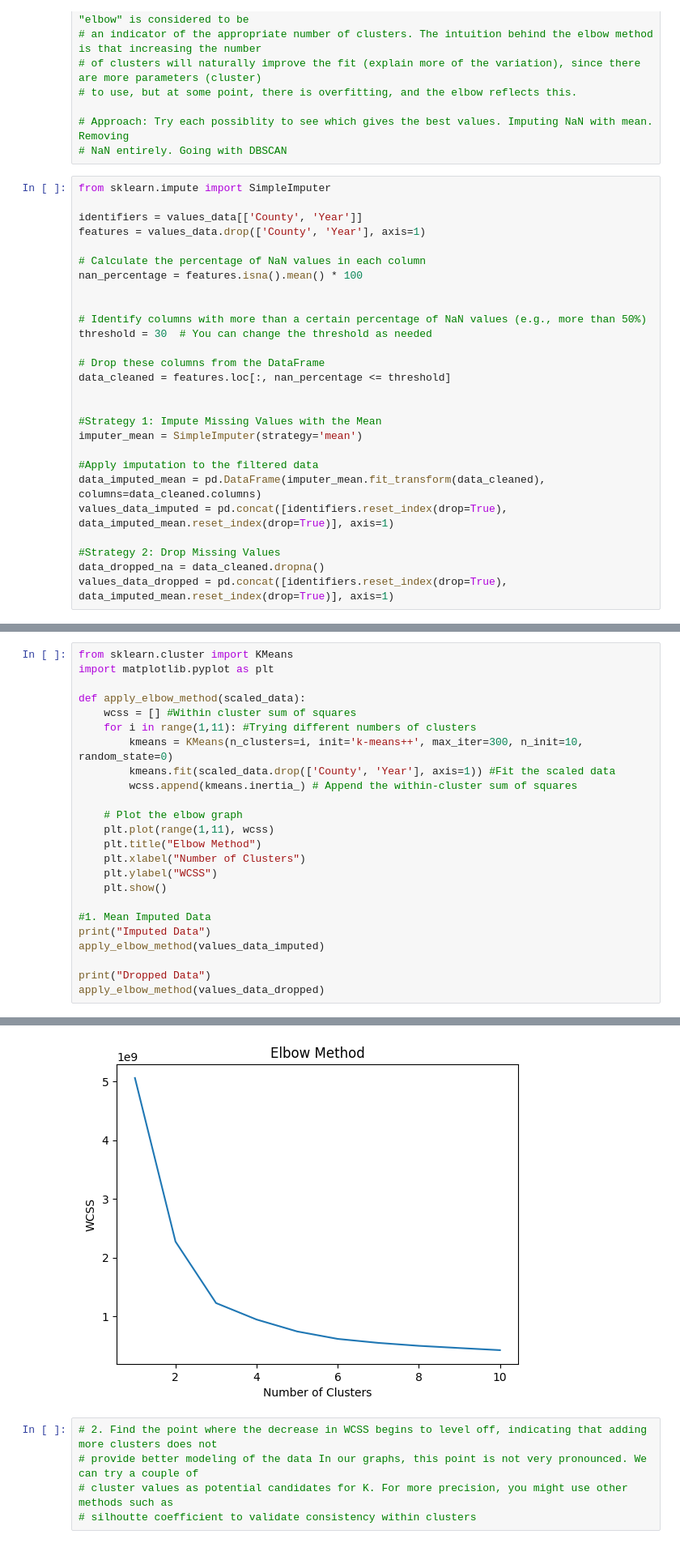
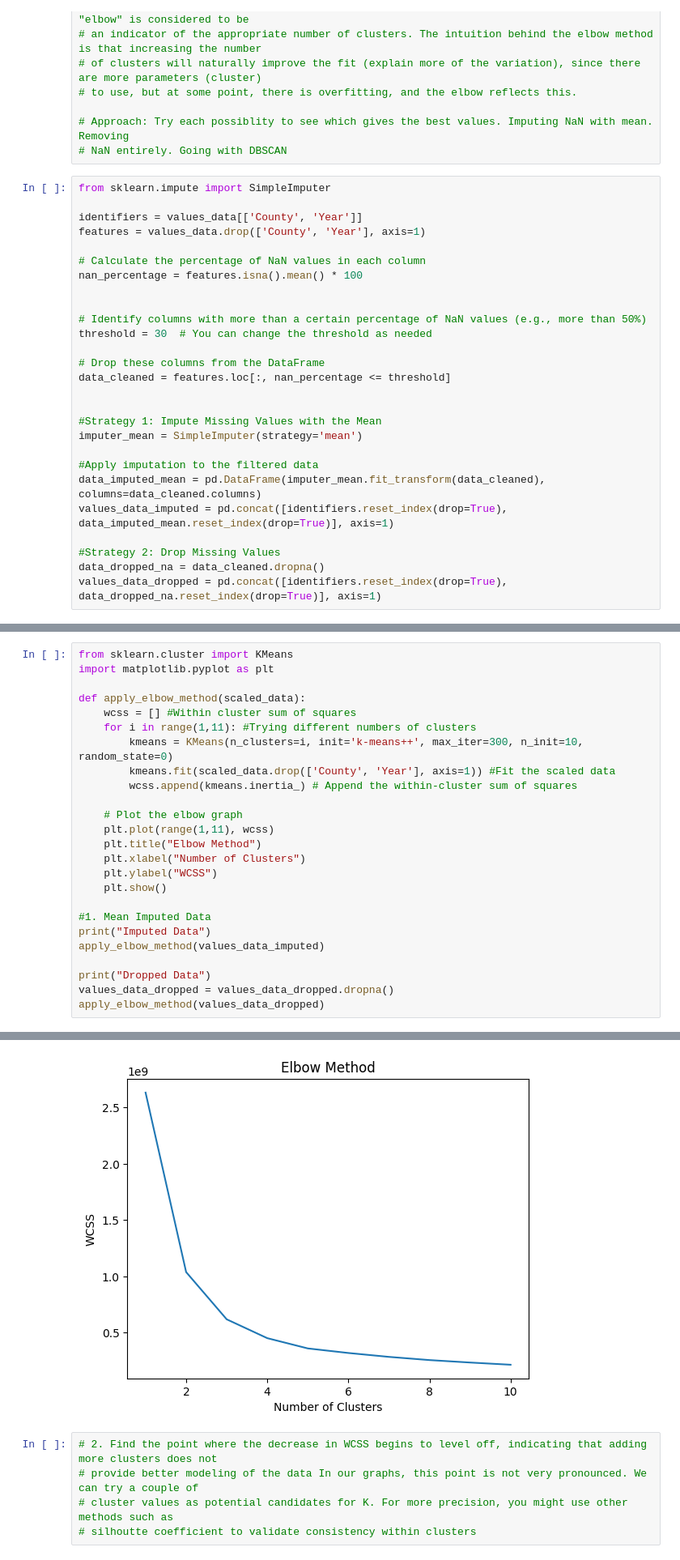
Before and after one commit to nikita-jha/BastosLab, a Jupyter notebook: ML_Analysis/clustering.ipynb, the cells around one changed output, grey strips where cells are left out. Shown: that part at 81% size. Drawn from its saved outputs; the diff is of its cells as text.

Commit message:
Comparing Imputing Mean vs Dropping NA

```diff
--- a/ML_Analysis/clustering.ipynb
+++ b/ML_Analysis/clustering.ipynb
@@ -138,4 +138,4 @@ values_data_imputed = pd.concat([identifiers.reset_index(drop=True), data_impute
 
 #Strategy 2: Drop Missing Values
 data_dropped_na = data_cleaned.dropna()
-values_data_dropped = pd.concat([identifiers.reset_index(drop=True), data_imputed_mean.reset_index(drop=True)], axis=1)
+values_data_dropped = pd.concat([identifiers.reset_index(drop=True), data_dropped_na.reset_index(drop=True)], axis=1)
@@ -155,32 +142,33 @@ Length: 75, dtype: float64
 # %%
 from sklearn.cluster import KMeans
 import matplotlib.pyplot as plt
 
 def apply_elbow_method(scaled_data):
     wcss = [] #Within cluster sum of squares
     for i in range(1,11): #Trying different numbers of clusters
         kmeans = KMeans(n_clusters=i, init='k-means++', max_iter=300, n_init=10, random_state=0)
         kmeans.fit(scaled_data.drop(['County', 'Year'], axis=1)) #Fit the scaled data
         wcss.append(kmeans.inertia_) # Append the within-cluster sum of squares
 
     # Plot the elbow graph
     plt.plot(range(1,11), wcss)
     plt.title("Elbow Method")
     plt.xlabel("Number of Clusters")
     plt.ylabel("WCSS")
     plt.show()
 
 #1. Mean Imputed Data
 print("Imputed Data")
 apply_elbow_method(values_data_imputed)
 
 print("Dropped Data")
+values_data_dropped = values_data_dropped.dropna()
 apply_elbow_method(values_data_dropped)
 # %% [output]
 Imputed Data
 [figure]
 Dropped Data
-[figure, old version]
+[figure, new version]
 # %%
 # 2. Find the point where the decrease in WCSS begins to level off, indicating that adding more clusters does not
 # provide better modeling of the data In our graphs, this point is not very pronounced. We can try a couple of
```
Also changed, not shown: parts of 9 cells of this notebook.
